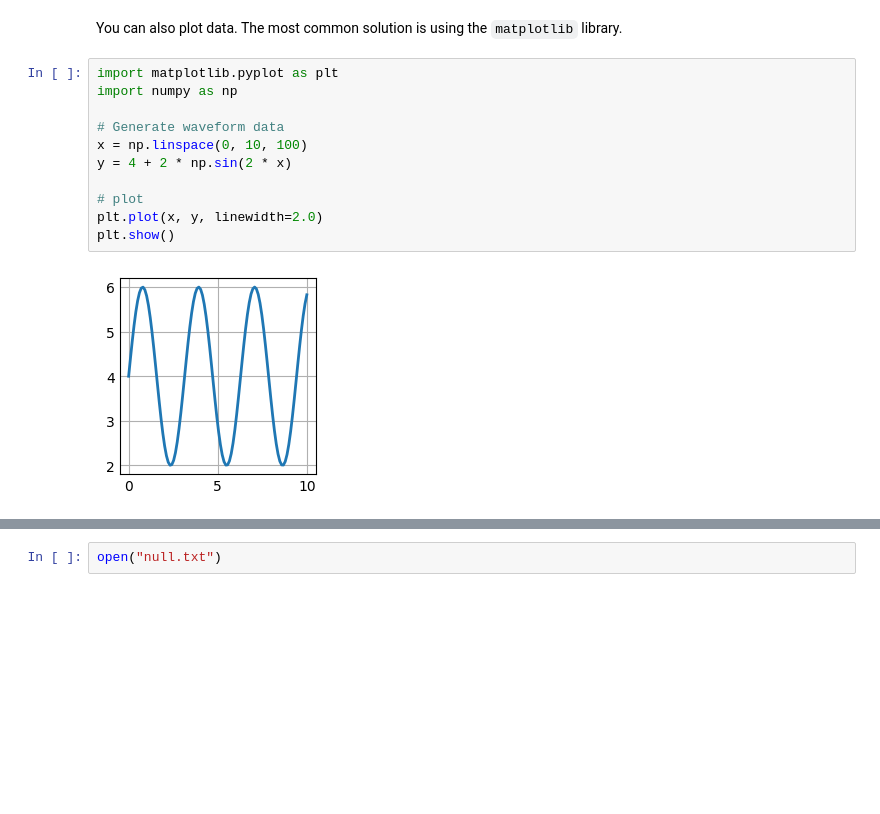
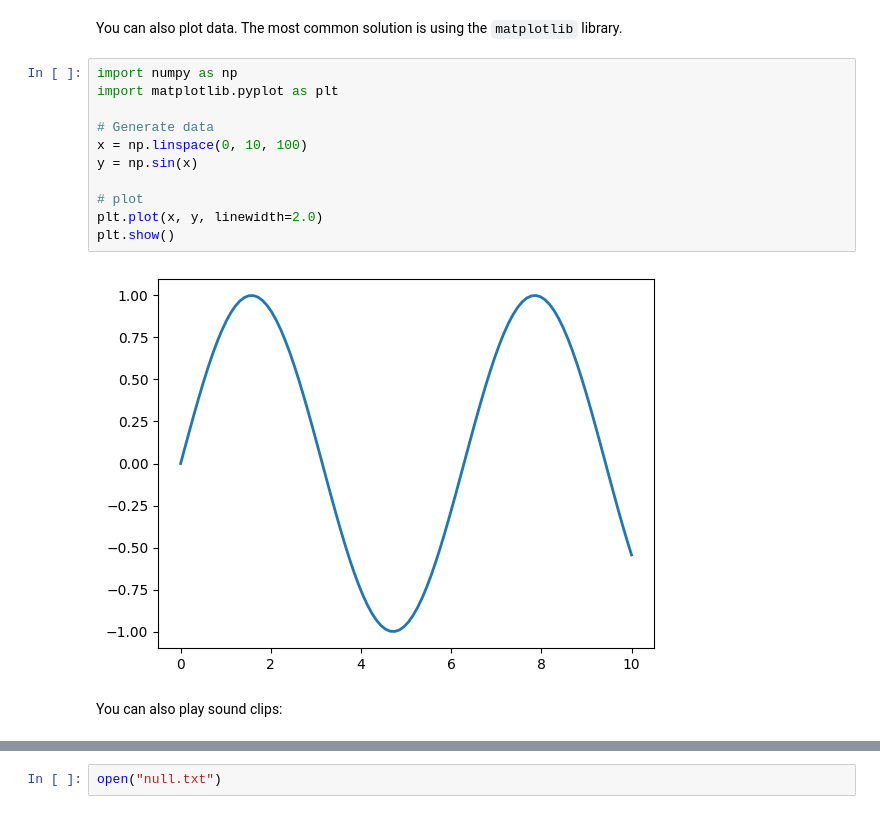
Before and after one commit to RedHatQuickCourses/rhods-qc-apps, a Jupyter notebook: 1.intro/chapter3/intro/notebooks-intro.ipynb, the cells around one changed output, grey strips where cells are left out. Drawn from its saved outputs; the diff is of its cells as text; blank space fills up the shorter version.

```diff
--- a/1.intro/chapter3/intro/notebooks-intro.ipynb
+++ b/1.intro/chapter3/intro/notebooks-intro.ipynb
@@ -80,15 +80,17 @@ display.Image("redhat.png")
 You can also plot data.
 The most common solution is using the `matplotlib` library.
 # %%
+import numpy as np
 import matplotlib.pyplot as plt
-import numpy as np
 
-# Generate waveform data
+# Generate data
 x = np.linspace(0, 10, 100)
-y = 4 + 2 * np.sin(2 * x)
+y = np.sin(x)
 
 # plot
 plt.plot(x, y, linewidth=2.0)
 plt.show()
 # %% [output]
-[figure, old version]
+[figure, new version]
+# %% [markdown]
+You can also play sound clips:
```
Also changed, not shown: parts of 12 cells of this notebook.
